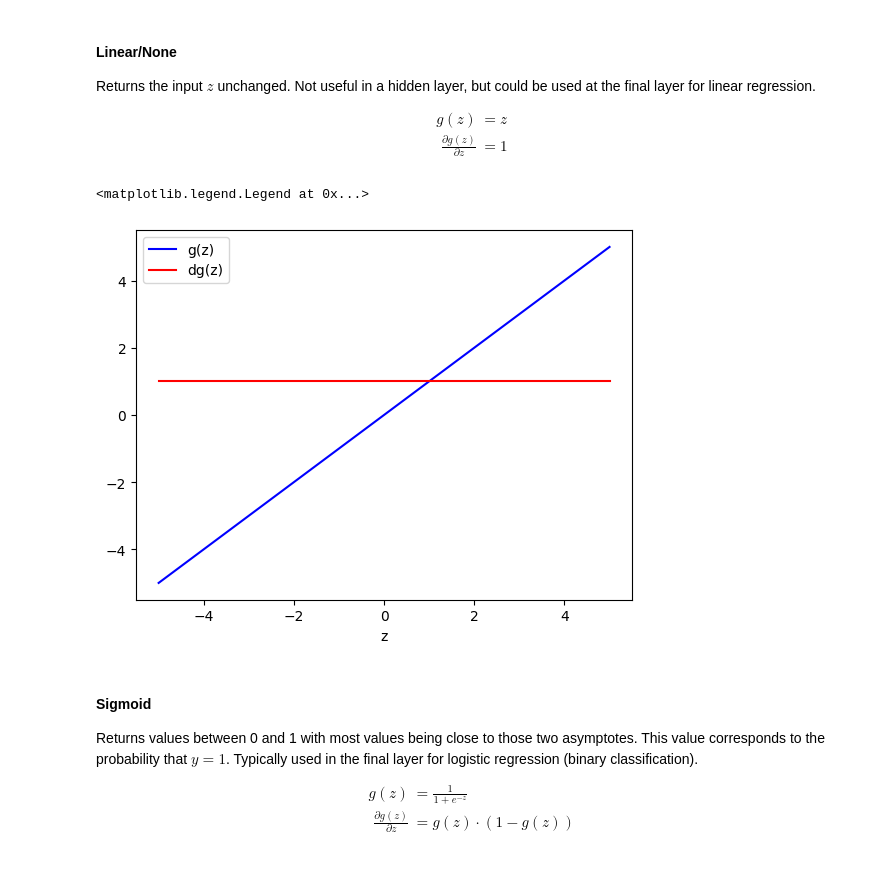
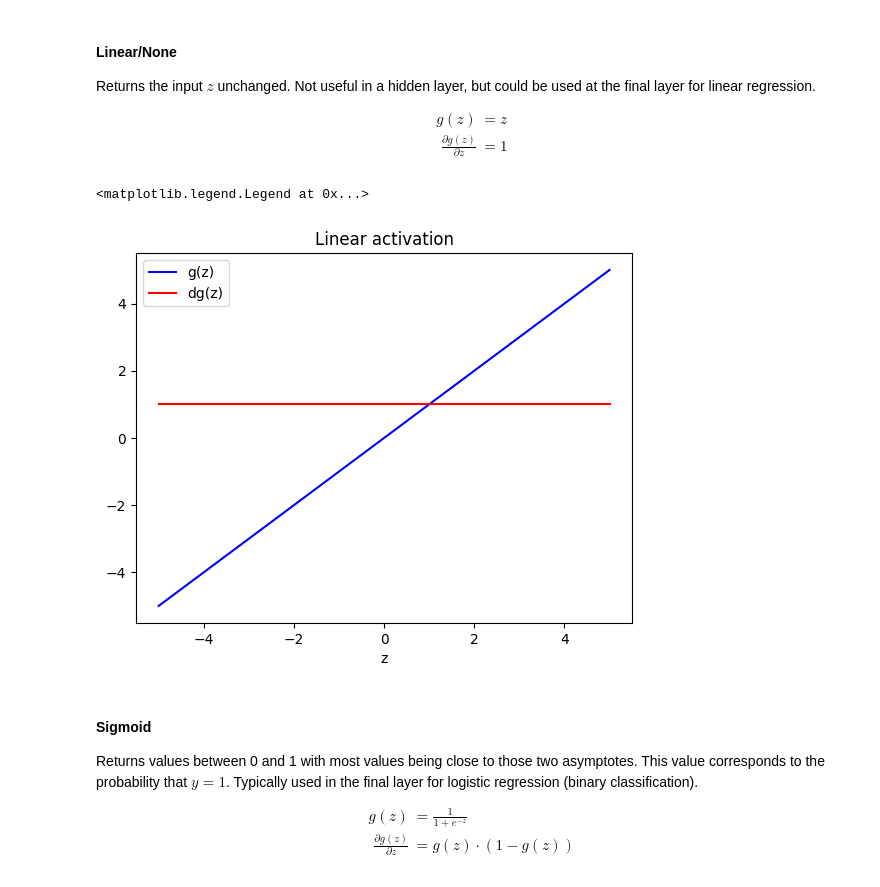
Before and after one commit to nickrusso42518/ml-qrg, a Jupyter notebook: ml_qrg.ipynb, the cells around one changed output. Drawn from its saved outputs; the diff is of its cells as text; code cells hidden in the pictures.

```diff
--- a/ml_qrg.ipynb
+++ b/ml_qrg.ipynb
@@ -608,17 +633,17 @@ $$
 # %%
 def g_linear(z):
     return z
 
 def dg_linear(z):
     return np.ones(z.shape)
 
 z_in = np.linspace(-5, 5, 100)
 plt.plot(z_in, g_linear(z_in), color="b", label="g(z)")
 plt.plot(z_in, dg_linear(z_in), color="r", label="dg(z)")
-plt.xlabel("z"); plt.legend()
+plt.title("Linear activation"); plt.xlabel("z"); plt.legend()
 # %% [output]
 <matplotlib.legend.Legend at 0x...>
-[figure, old version]
+[figure, new version]
 # %% [markdown]
 #### Sigmoid
 Returns values between 0 and 1 with most values being close to those two asymptotes. This value corresponds to the probability that $y = 1$. Typically used in the final layer for logistic regression (binary classification).
```
Also changed, not shown: parts of 24 cells of this notebook.
